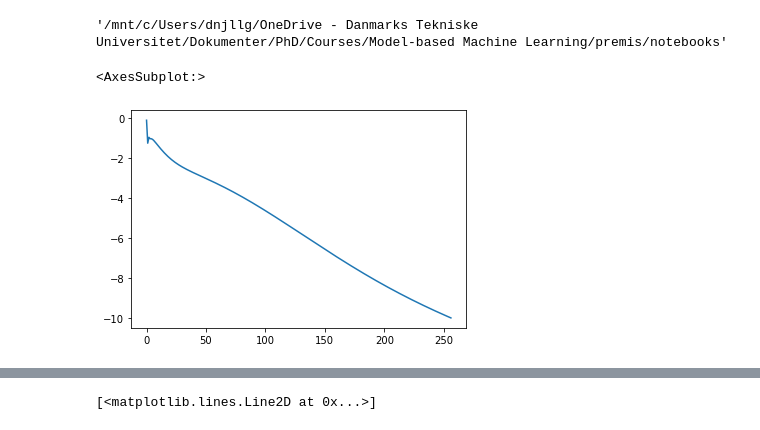
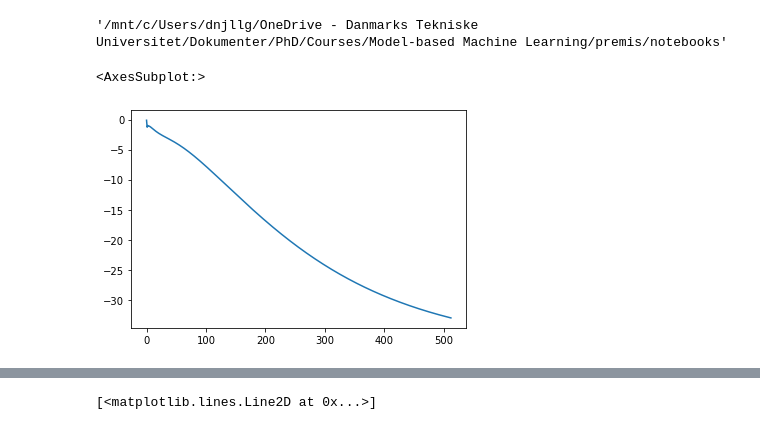
Before and after one commit to eyhl/premis, a Jupyter notebook: notebooks/make_gf_train_data.ipynb, the cells around one changed output, grey strips where cells are left out. Drawn from its saved outputs; the diff is of its cells as text; code cells hidden in the pictures.

```diff
--- a/notebooks/make_gf_train_data.ipynb
+++ b/notebooks/make_gf_train_data.ipynb
@@ -250,9 +250,9 @@ pwd
 # %% [output]
 '/mnt/c/Users/dnjllg/OneDrive - Danmarks Tekniske Universitet/Dokumenter/PhD/Courses/Model-based Machine Learning/premis/notebooks'
 # %%
-df_train = pd.read_csv("../data/processed/train_20000.csv")
+df_train = pd.read_csv("../data/processed/train_new_512.csv", index_col=0)
 # %%
-df_train.iloc[:, 34:].mean().plot()
+df_train.iloc[:, 32:].mean().plot()
 # %% [output]
 <AxesSubplot:>
-[figure, old version]
+[figure, new version]
```
Also changed, not shown: parts of 5 cells of this notebook.
